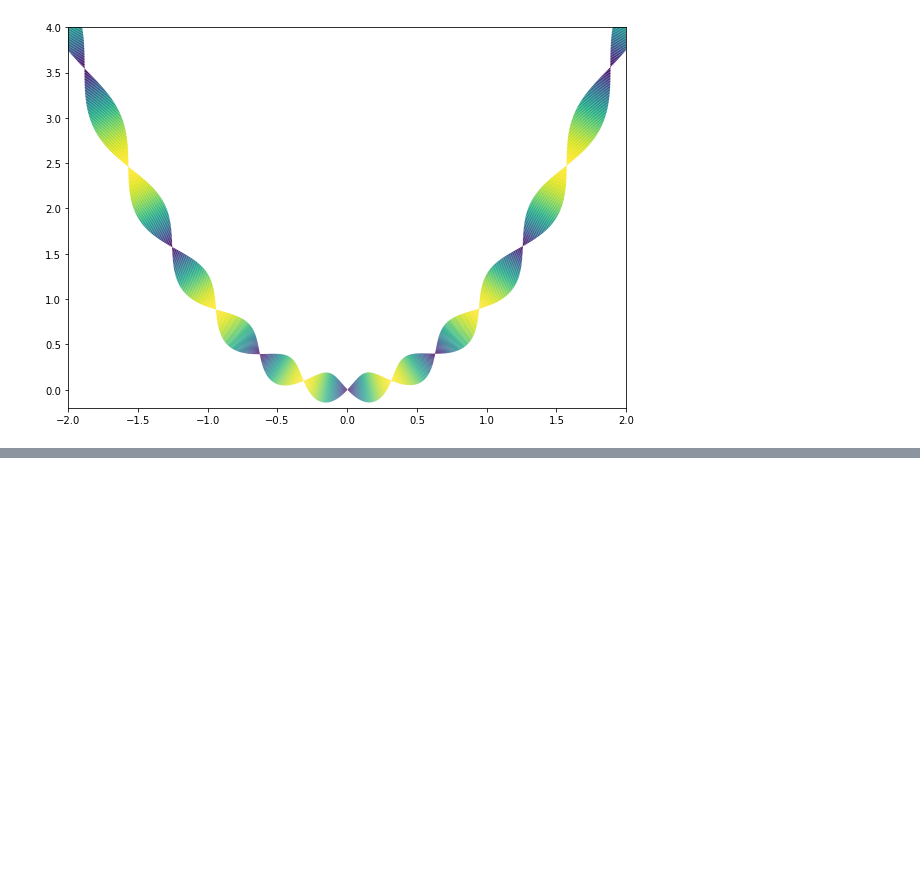
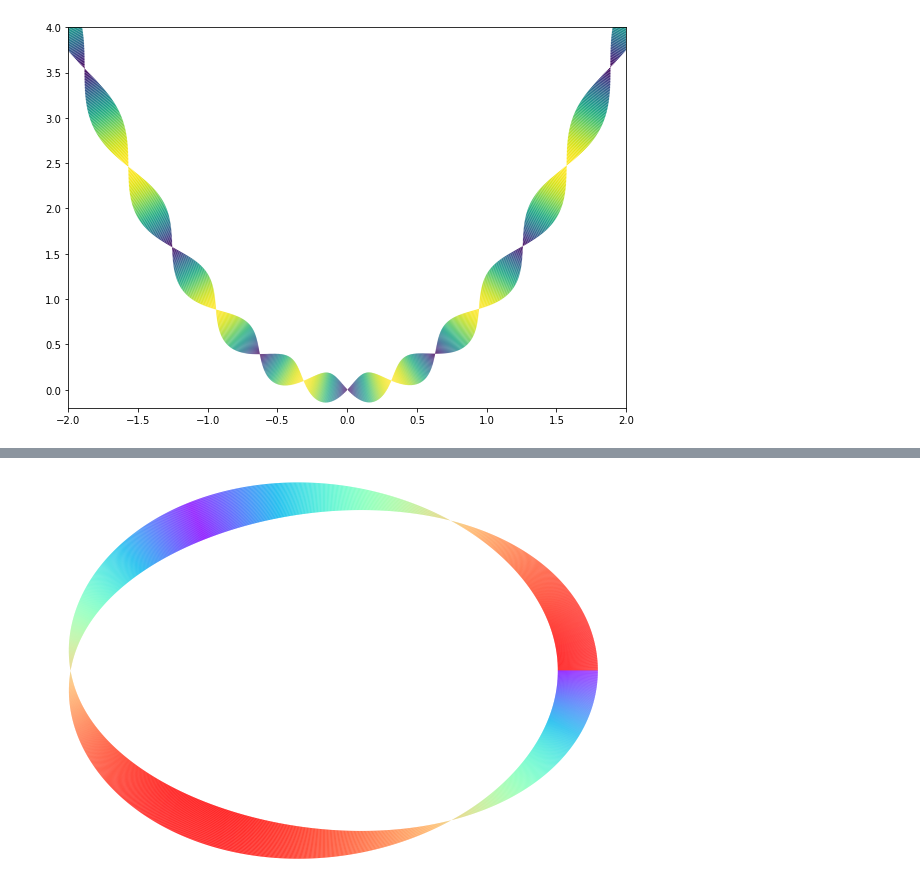
Before and after one commit to ColCarroll/yourplotlib, a Jupyter notebook: notebooks/artists.ipynb, the cells around one changed output, grey strips where cells are left out. Drawn from its saved outputs; the diff is of its cells as text; code cells hidden in the pictures; blank space fills up the shorter version.

```diff
--- a/notebooks/artists.ipynb
+++ b/notebooks/artists.ipynb
@@ -312,0 +349,17 @@ fig.savefig(IMAGE_DIR / 'lc6.png')
+# %%
+t = np.linspace(0, np.pi * 2.0, 2_000)
+
+fig, ax = plt.subplots(figsize=(10, 7))
+
+# colors make the mobius band look 2 sided
+cmap = plt.get_cmap('rainbow')
+colors = cmap(np.abs(np.cos(t * 0.75)))
+
+plot_line(np.cos(t), np.sin(t), # circle
+          linewidths=40 * np.cos(1.5 * t), # 3 turns
+          colors=colors,
+          ax=ax)
+ax.axis('off')
+fig.savefig(IMAGE_DIR / 'lc8.png')
+# %% [output]
+[figure, added]
```
Also changed, not shown: parts of 2 cells of this notebook, 3 other files.
